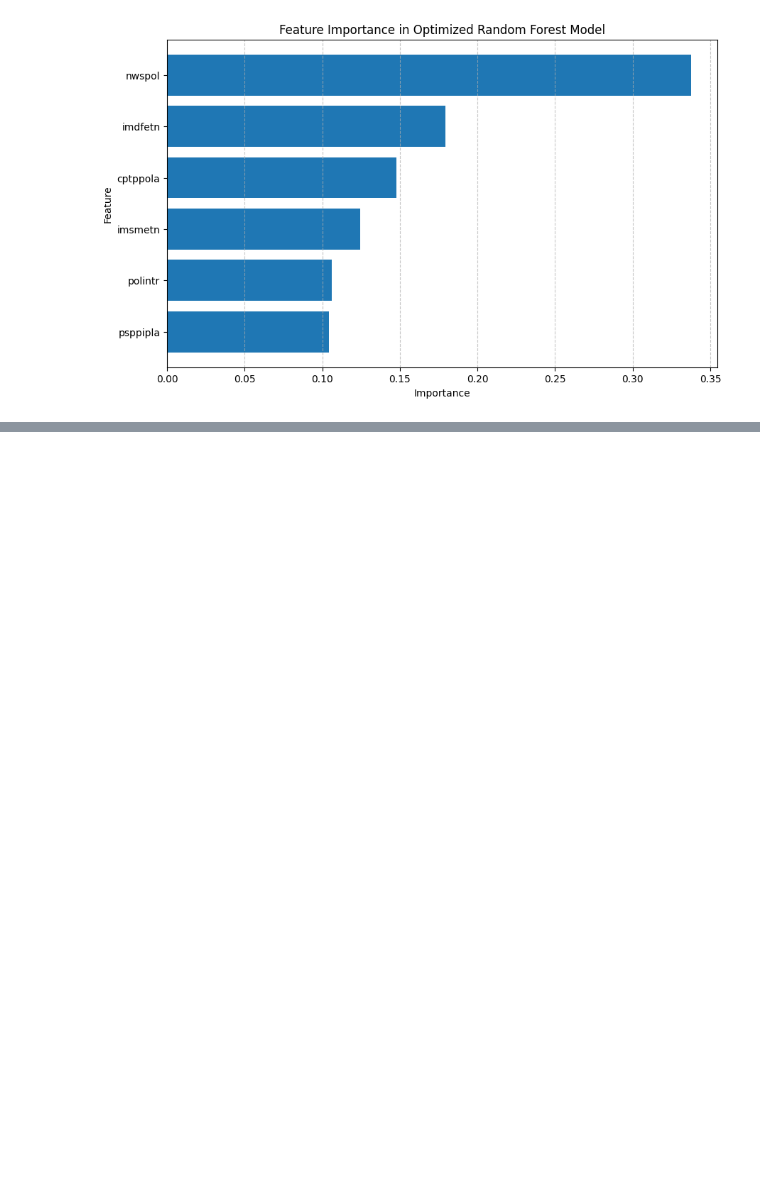
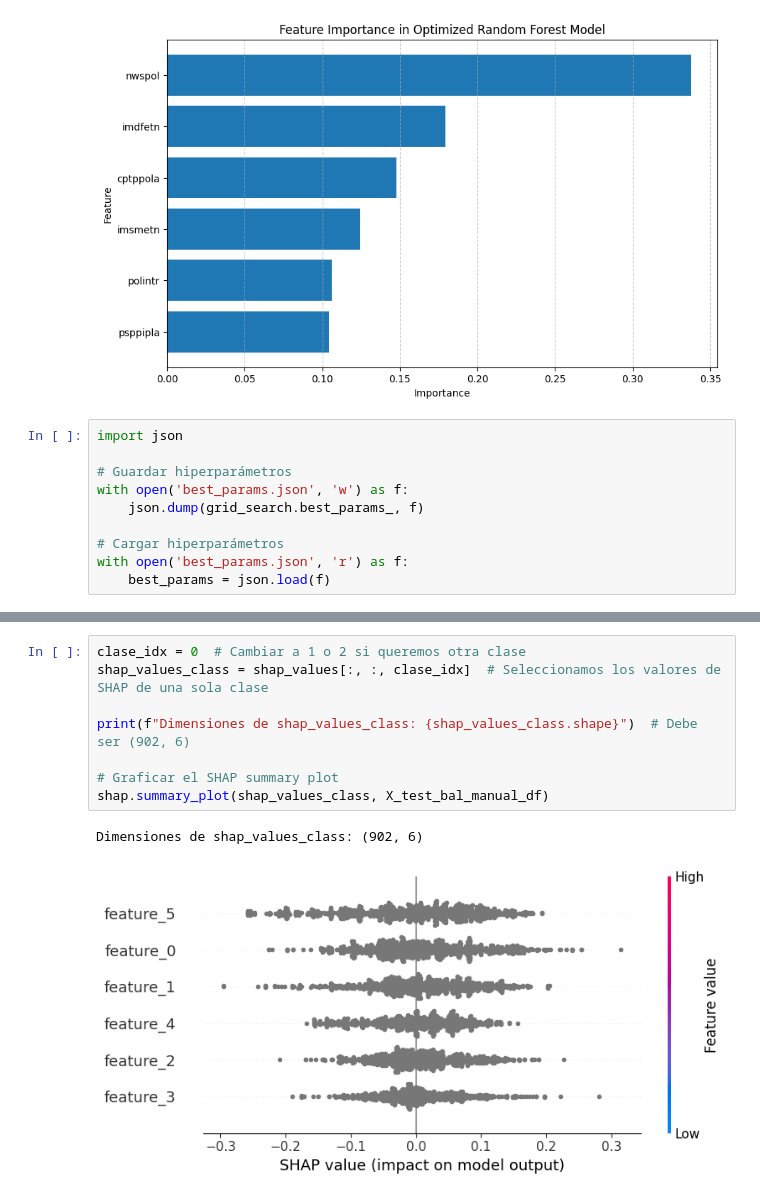
Before and after one commit to belucci21/machine-learning-python-template, a Jupyter notebook: src/hipotesis.ipynb, the cells around one changed output, grey strips where cells are left out. Saved outputs shown, nothing was run; the diff lists cells and outputs as text; blank space fills up the shorter version.

```diff
--- a/src/hipotesis.ipynb
+++ b/src/hipotesis.ipynb
@@ -983,3 +985,13 @@ plt.grid(axis='x', linestyle='--', alpha=0.7)
 plt.show()
 # %% [output]
 [figure]
+# %%
+import json
+
+# Guardar hiperparámetros
+with open('best_params.json', 'w') as f:
+    json.dump(grid_search.best_params_, f)
+
+# Cargar hiperparámetros
+with open('best_params.json', 'r') as f:
+    best_params = json.load(f)
@@ -985,0 +1036,11 @@ plt.show()
+# %%
+clase_idx = 0  # Cambiar a 1 o 2 si queremos otra clase
+shap_values_class = shap_values[:, :, clase_idx]  # Seleccionamos los valores de SHAP de una sola clase
+
+print(f"Dimensiones de shap_values_class: {shap_values_class.shape}")  # Debe ser (902, 6)
+
+# Graficar el SHAP summary plot
+shap.summary_plot(shap_values_class, X_test_bal_manual_df)
+# %% [output]
+Dimensiones de shap_values_class: (902, 6)
+[figure, added]
```
Also changed, not shown: parts of 8 cells of this notebook, 6 other files.
